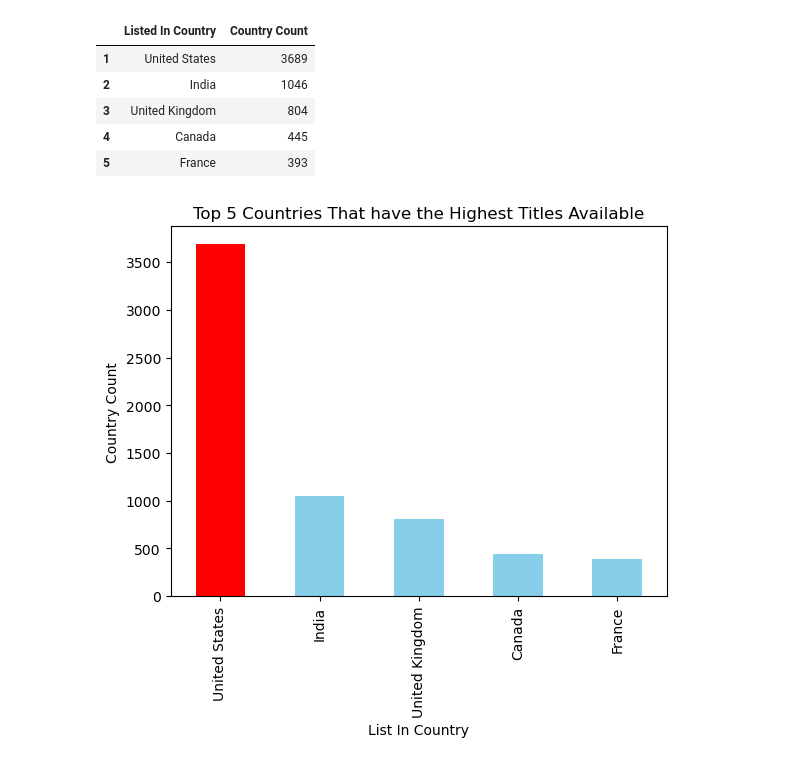
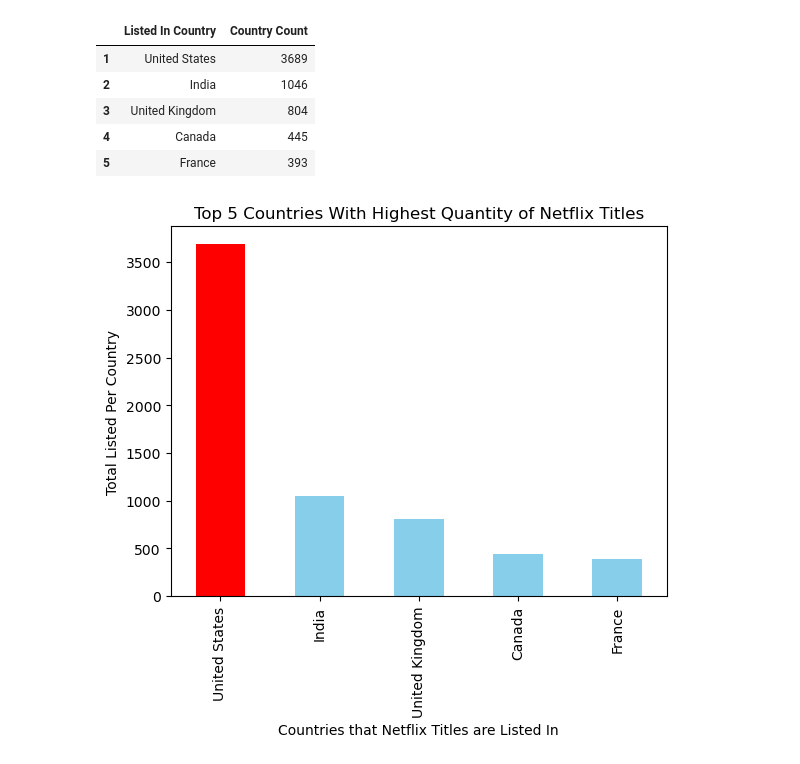
Before and after one commit to jameslaurence82/PythonPandas, a Jupyter notebook: netflixtitles.ipynb, the cells around one changed output. Cells and saved outputs as stored; diff of their text form; code cells hidden in the pictures.

Commit message:
Finsihed top 5 country title listings

```diff
--- a/netflixtitles.ipynb
+++ b/netflixtitles.ipynb
@@ -352,13 +352,13 @@ ListedInCount.head(5)
 # %%
 top_5_countries = ListedInCount.sort_values(by='Country Count', ascending=False).head(5)
 # Plot the bar chart
 # Set the color for the bar with the largest count
 colors = ['red' if country == top_5_countries.iloc[0]['Listed In Country'] else 'skyblue' for country in top_5_countries['Listed In Country']]
 
 top_5_countries.plot(kind='bar', x='Listed In Country', y='Country Count', color=colors, legend=False)
-plt.xlabel('List In Country')
-plt.ylabel('Country Count')
-plt.title('Top 5 Countries That have the Highest Titles Available')
+plt.xlabel('Countries that Netflix Titles are Listed In')
+plt.ylabel('Total Listed Per Country')
+plt.title('Top 5 Countries With Highest Quantity of Netflix Titles')
 plt.show()
 # %% [output]
-[figure, old version]
+[figure, new version]
```
Also changed, not shown: parts of 1 cell of this notebook.
